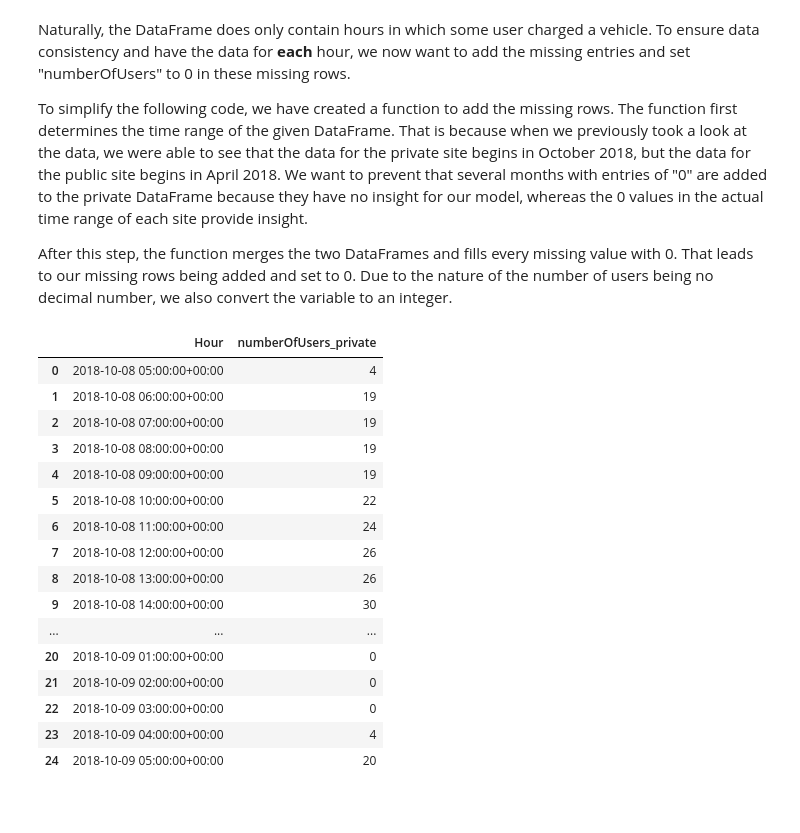
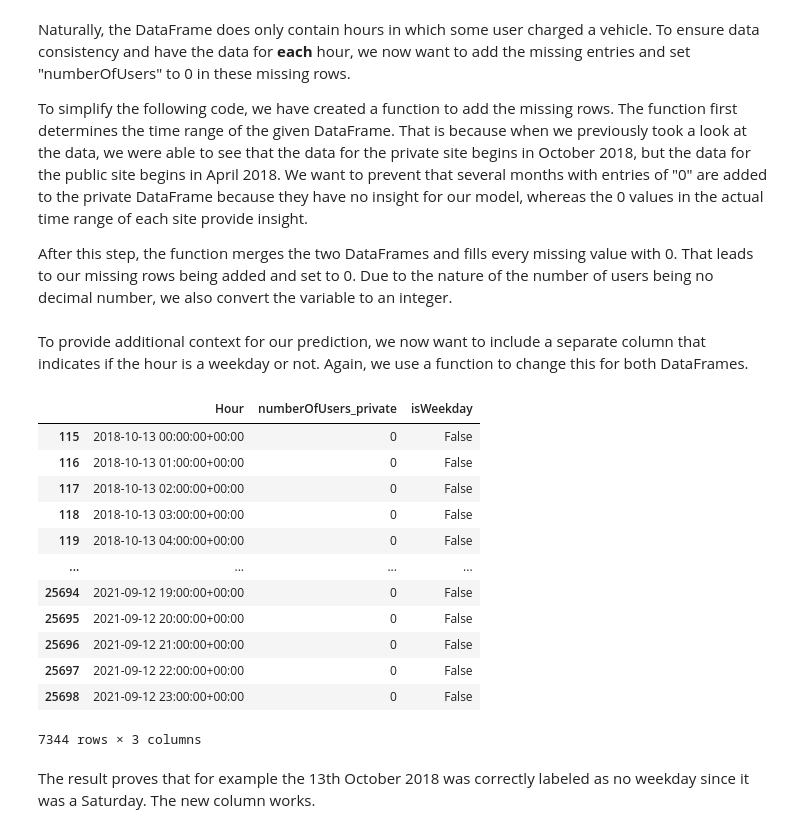
Before and after one commit to AnalyticsAvengers/AA_Project, a Jupyter notebook: 04_Preparation_Draft.ipynb, the cells around one changed output. Drawn from its saved outputs; the diff is of its cells as text; code cells hidden in the pictures; blank space fills up the shorter version.

```diff
--- a/04_Preparation_Draft.ipynb
+++ b/04_Preparation_Draft.ipynb
@@ -505,23 +503,32 @@ timeseries_private['numberOfUsers_private'] = timeseries_private['numberOfUsers_
 
 timeseries_public = add_missing_hours(timeseries_public)
 timeseries_public['numberOfUsers_public'] = timeseries_public['numberOfUsers_public'].astype(int)
-# %%
-timeseries_private.head(25)
-# %% [output]
-|  | Hour | numberOfUsers_private |
-| 0 | 2018-10-08 05:00:00+00:00 | 4 |
-| 1 | 2018-10-08 06:00:00+00:00 | 19 |
-| 2 | 2018-10-08 07:00:00+00:00 | 19 |
-| 3 | 2018-10-08 08:00:00+00:00 | 19 |
-| 4 | 2018-10-08 09:00:00+00:00 | 19 |
-| 5 | 2018-10-08 10:00:00+00:00 | 22 |
-| 6 | 2018-10-08 11:00:00+00:00 | 24 |
-| 7 | 2018-10-08 12:00:00+00:00 | 26 |
-| 8 | 2018-10-08 13:00:00+00:00 | 26 |
-| 9 | 2018-10-08 14:00:00+00:00 | 30 |
-| ... | ... | ... |
-| 20 | 2018-10-09 01:00:00+00:00 | 0 |
-| 21 | 2018-10-09 02:00:00+00:00 | 0 |
-| 22 | 2018-10-09 03:00:00+00:00 | 0 |
-| 23 | 2018-10-09 04:00:00+00:00 | 4 |
-| 24 | 2018-10-09 05:00:00+00:00 | 20 |
+# %% [markdown]
+To provide additional context for our prediction, we now want to include a separate column that indicates if the hour is a weekday or not.
+Again, we use a function to change this for both DataFrames.
+# %%
+def add_weekday_column(df):
+    df['isWeekday'] = df['Hour'].dt.weekday < 5
+    return df
+
+timeseries_private = add_weekday_column(timeseries_private)
+timeseries_public = add_weekday_column(timeseries_public)
+# %%
+timeseries_public.head(200)
+timeseries_private[timeseries_private['isWeekday'] == False]
+# %% [output]
+|  | Hour | numberOfUsers_private | isWeekday |
+| 115 | 2018-10-13 00:00:00+00:00 | 0 | False |
+| 116 | 2018-10-13 01:00:00+00:00 | 0 | False |
+| 117 | 2018-10-13 02:00:00+00:00 | 0 | False |
+| 118 | 2018-10-13 03:00:00+00:00 | 0 | False |
+| 119 | 2018-10-13 04:00:00+00:00 | 0 | False |
+| ... | ... | ... | ... |
+| 25694 | 2021-09-12 19:00:00+00:00 | 0 | False |
+| 25695 | 2021-09-12 20:00:00+00:00 | 0 | False |
+| 25696 | 2021-09-12 21:00:00+00:00 | 0 | False |
+| 25697 | 2021-09-12 22:00:00+00:00 | 0 | False |
+| 25698 | 2021-09-12 23:00:00+00:00 | 0 | False |
+7344 rows × 3 columns
+# %% [markdown]
+The result proves that for example the 13th October 2018 was correctly labeled as no weekday since it was a Saturday. The new column works.
```
Also changed, not shown: parts of 1 cell of this notebook.
